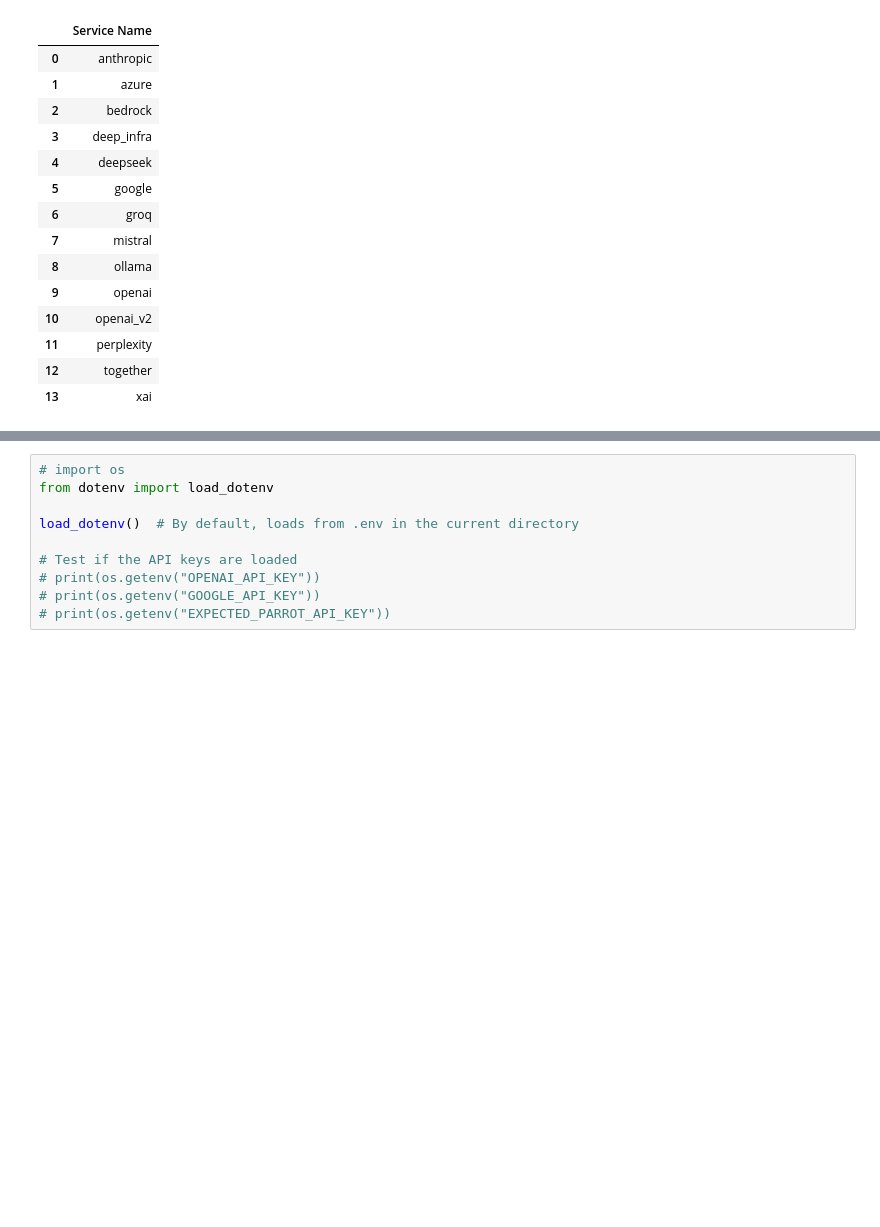
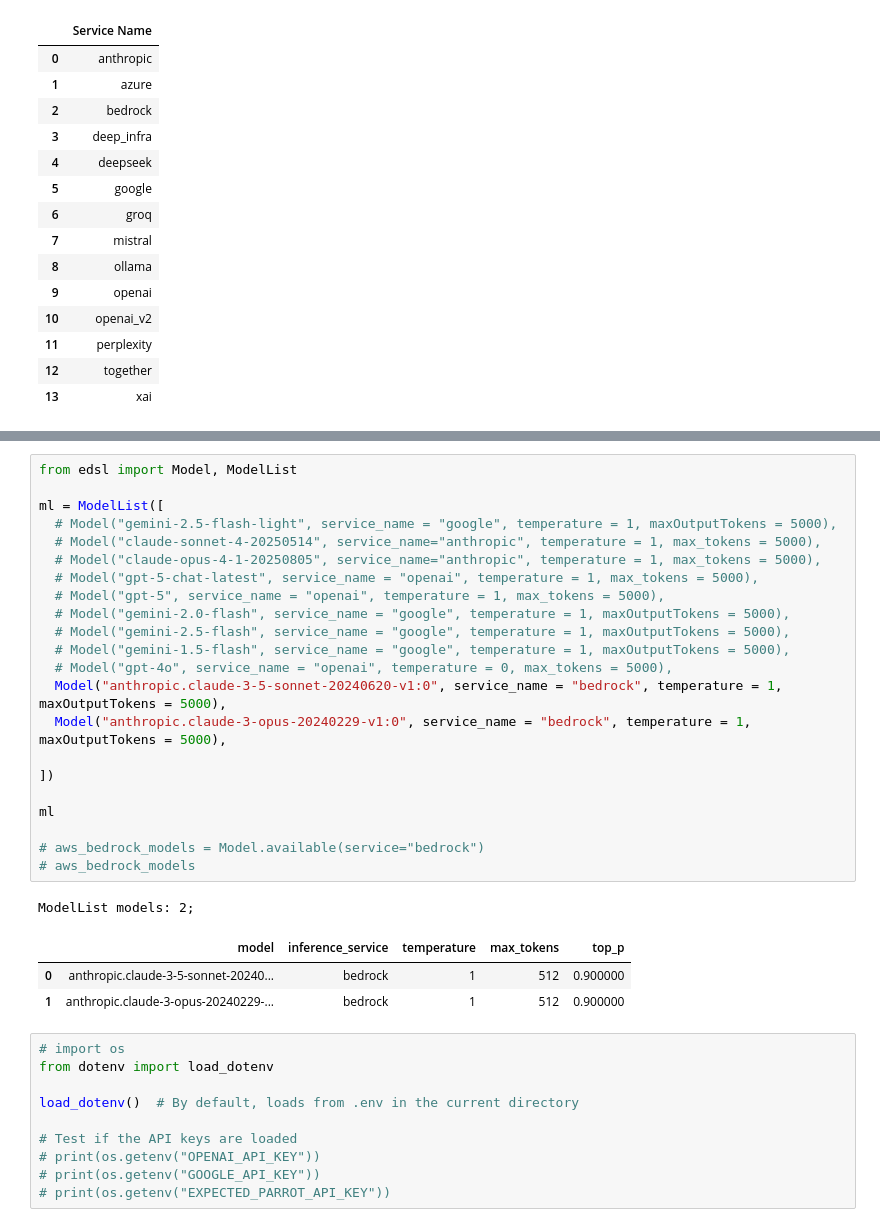
Before and after one commit to uploadedminds/synthetic-twin-agents-study, a Jupyter notebook: analysis/multimdal-llm-eval/describe_image_eval.ipynb, the cells around one changed output, grey strips where cells are left out. Saved outputs shown, nothing was run; the diff lists cells and outputs as text; blank space fills up the shorter version.

Commit message:
add new models

```diff
--- a/analysis/multimdal-llm-eval/describe_image_eval.ipynb
+++ b/analysis/multimdal-llm-eval/describe_image_eval.ipynb
@@ -136,3 +112,30 @@ ModelList models: 5;
+# %%
+from edsl import Model, ModelList
+
+ml = ModelList([
+  # Model("gemini-2.5-flash-light", service_name = "google", temperature = 1, maxOutputTokens = 5000),
+  # Model("claude-sonnet-4-20250514", service_name="anthropic", temperature = 1, max_tokens = 5000),
+  # Model("claude-opus-4-1-20250805", service_name="anthropic", temperature = 1, max_tokens = 5000),
+  # Model("gpt-5-chat-latest", service_name = "openai", temperature = 1, max_tokens = 5000),
+  # Model("gpt-5", service_name = "openai", temperature = 1, max_tokens = 5000),
+  # Model("gemini-2.0-flash", service_name = "google", temperature = 1, maxOutputTokens = 5000),
+  # Model("gemini-2.5-flash", service_name = "google", temperature = 1, maxOutputTokens = 5000),
+  # Model("gemini-1.5-flash", service_name = "google", temperature = 1, maxOutputTokens = 5000),
+  # Model("gpt-4o", service_name = "openai", temperature = 0, max_tokens = 5000),
+  Model("anthropic.claude-3-5-sonnet-20240620-v1:0", service_name = "bedrock", temperature = 1, maxOutputTokens = 5000),
+  Model("anthropic.claude-3-opus-20240229-v1:0", service_name = "bedrock", temperature = 1, maxOutputTokens = 5000),
+
+])
+
+ml
+
+# aws_bedrock_models = Model.available(service="bedrock")
+# aws_bedrock_models
+# %% [output]
+ModelList models: 2;
+|  | model | inference_service | temperature | max_tokens | top_p |
+| 0 | anthropic.claude-3-5-sonnet-20240... | bedrock | 1 | 512 | 0.900000 |
+| 1 | anthropic.claude-3-opus-20240229-... | bedrock | 1 | 512 | 0.900000 |
 # %%
 # import os
 from dotenv import load_dotenv
```
Also changed, not shown: parts of 4 cells of this notebook, 25 other files.
